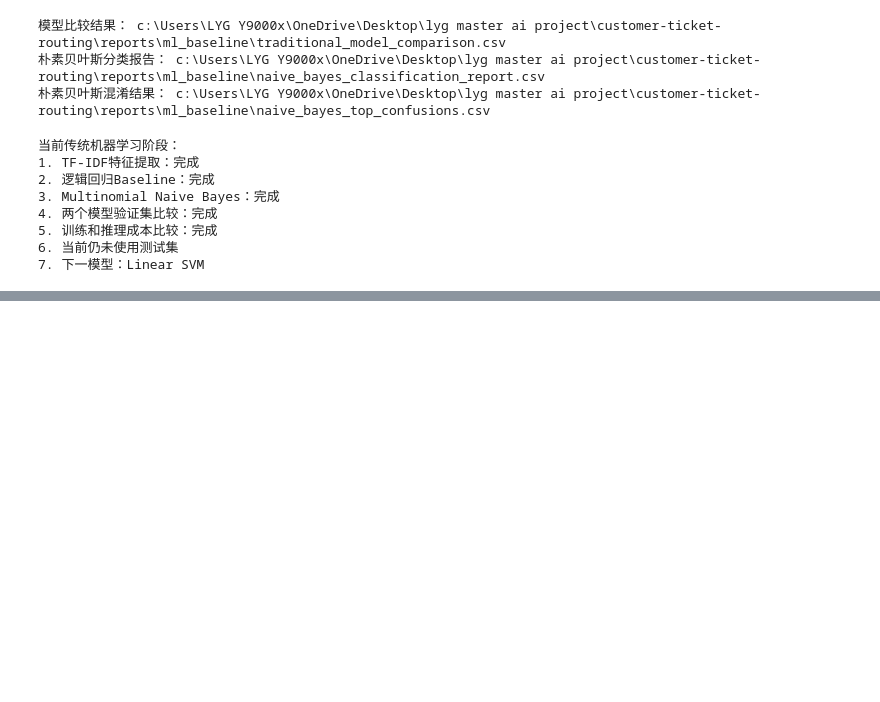
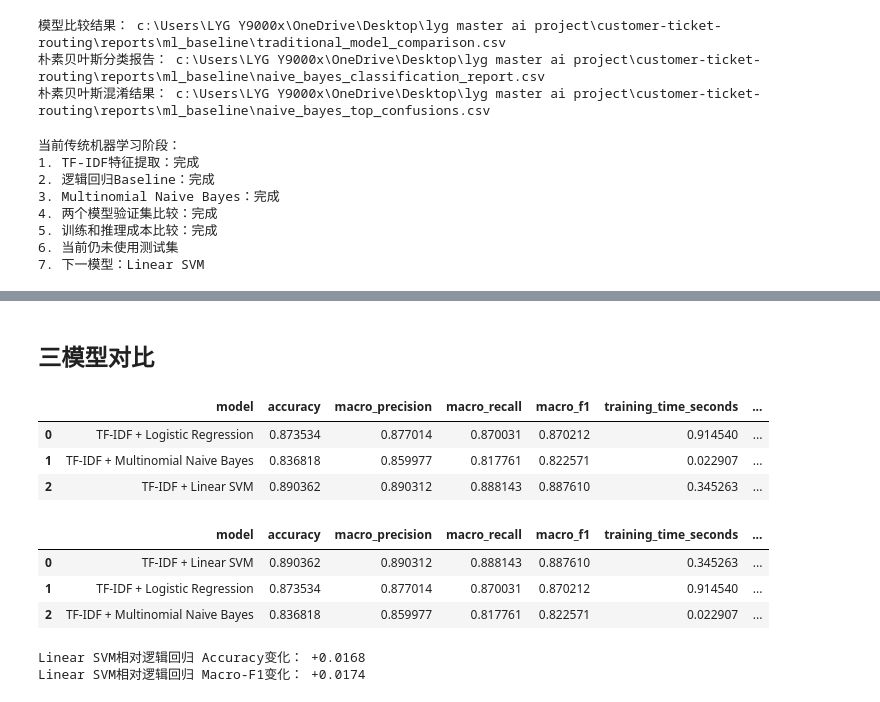
Before and after one commit to shdbdud/customer-ticket-routing, a Jupyter notebook: note.ipynb, the cells around one changed output, grey strips where cells are left out. Cells and saved outputs as stored; diff of their text form; code cells hidden in the pictures; blank space fills up the shorter version.

```diff
--- a/note.ipynb
+++ b/note.ipynb
@@ -2280,0 +2602,71 @@ print("7. 下一模型：Linear SVM")
+# %% [markdown]
+## 三模型对比
+# %%
+# Cell 97：比较三个传统机器学习模型
+
+three_model_comparison_df = pd.concat(
+    [
+        baseline_metrics_df,
+        nb_metrics_df,
+        svm_metrics_df
+    ],
+    ignore_index=True
+)
+
+display(three_model_comparison_df)
+# %% [output]
+|  | model | accuracy | macro_precision | macro_recall | macro_f1 | training_time_seconds | ... |
+| 0 | TF-IDF + Logistic Regression | 0.873534 | 0.877014 | 0.870031 | 0.870212 | 0.914540 | ... |
+| 1 | TF-IDF + Multinomial Naive Bayes | 0.836818 | 0.859977 | 0.817761 | 0.822571 | 0.022907 | ... |
+| 2 | TF-IDF + Linear SVM | 0.890362 | 0.890312 | 0.888143 | 0.887610 | 0.345263 | ... |
+# %%
+# Cell 98：按照Macro-F1排序
+
+three_model_ranking_df = (
+    three_model_comparison_df
+    .sort_values(
+        by="macro_f1",
+        ascending=False
+    )
+    .reset_index(drop=True)
+)
+
+display(three_model_ranking_df)
+# %% [output]
+|  | model | accuracy | macro_precision | macro_recall | macro_f1 | training_time_seconds | ... |
+| 0 | TF-IDF + Linear SVM | 0.890362 | 0.890312 | 0.888143 | 0.887610 | 0.345263 | ... |
+| 1 | TF-IDF + Logistic Regression | 0.873534 | 0.877014 | 0.870031 | 0.870212 | 0.914540 | ... |
+| 2 | TF-IDF + Multinomial Naive Bayes | 0.836818 | 0.859977 | 0.817761 | 0.822571 | 0.022907 | ... |
+# %%
+# Cell 99：计算Linear SVM相对逻辑回归的变化
+
+logistic_accuracy = (
+    baseline_metrics_df.iloc[0]["accuracy"]
+)
+
+logistic_macro_f1 = (
+    baseline_metrics_df.iloc[0]["macro_f1"]
+)
+
+svm_accuracy_difference = (
+    svm_validation_accuracy
+    - logistic_accuracy
+)
+
+svm_macro_f1_difference = (
+    svm_validation_macro_f1
+    - logistic_macro_f1
+)
+
+print(
+    "Linear SVM相对逻辑回归 Accuracy变化：",
+    f"{svm_accuracy_difference:+.4f}"
+)
+
+print(
+    "Linear SVM相对逻辑回归 Macro-F1变化：",
+    f"{svm_macro_f1_difference:+.4f}"
+)
+# %% [output]
+Linear SVM相对逻辑回归 Accuracy变化： +0.0168
+Linear SVM相对逻辑回归 Macro-F1变化： +0.0174
```
Also changed, not shown: parts of 14 cells of this notebook, 4 other files.
